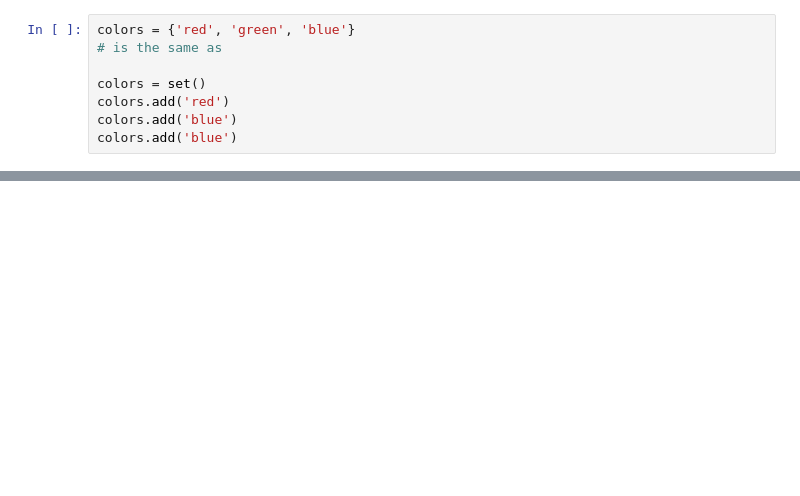
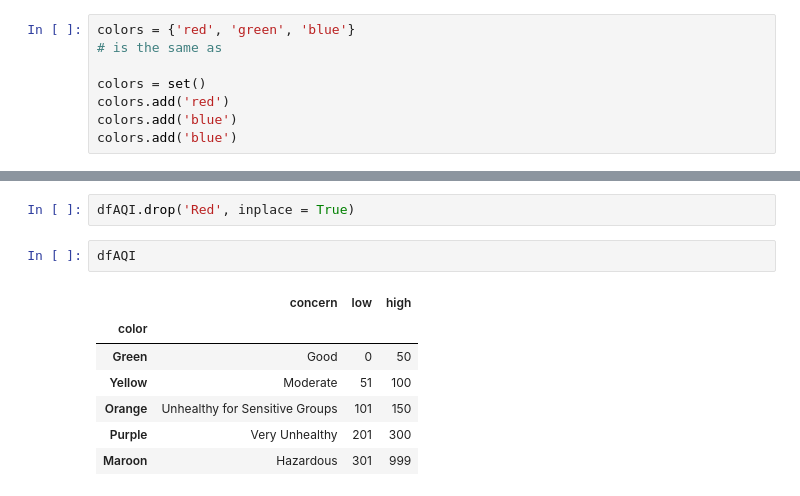
Before and after one commit to AndrewPiasecki/PythonCourse, a Jupyter notebook: ClassAssignment.ipynb, the cells around one changed output, grey strips where cells are left out. Cells and saved outputs as stored; diff of their text form; blank space fills up the shorter version.

```diff
--- a/ClassAssignment.ipynb
+++ b/ClassAssignment.ipynb
@@ -162,0 +283,12 @@ print(set1 & set2)
+# %%
+dfAQI.drop('Red', inplace = True)
+# %%
+dfAQI
+# %% [output]
+|  | concern | low | high |
+| color |  |  |  |
+| Green | Good | 0 | 50 |
+| Yellow | Moderate | 51 | 100 |
+| Orange | Unhealthy for Sensitive Groups | 101 | 150 |
+| Purple | Very Unhealthy | 201 | 300 |
+| Maroon | Hazardous | 301 | 999 |
```
Also changed, not shown: parts of 28 cells of this notebook.
